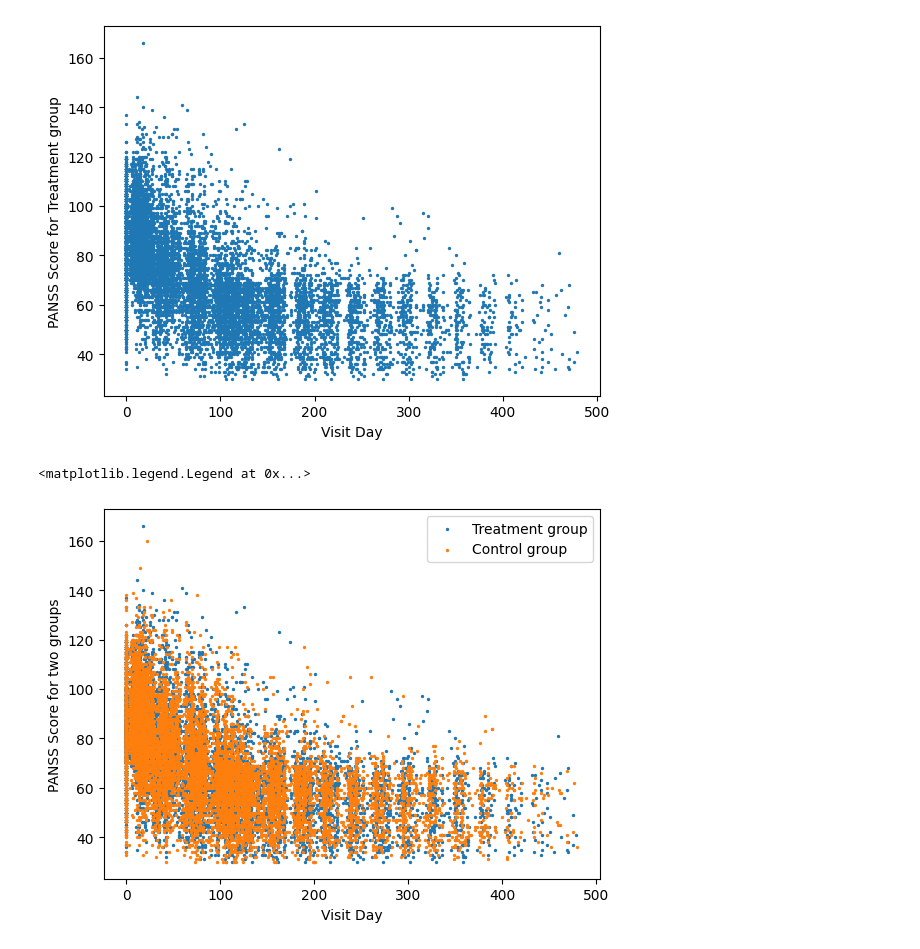
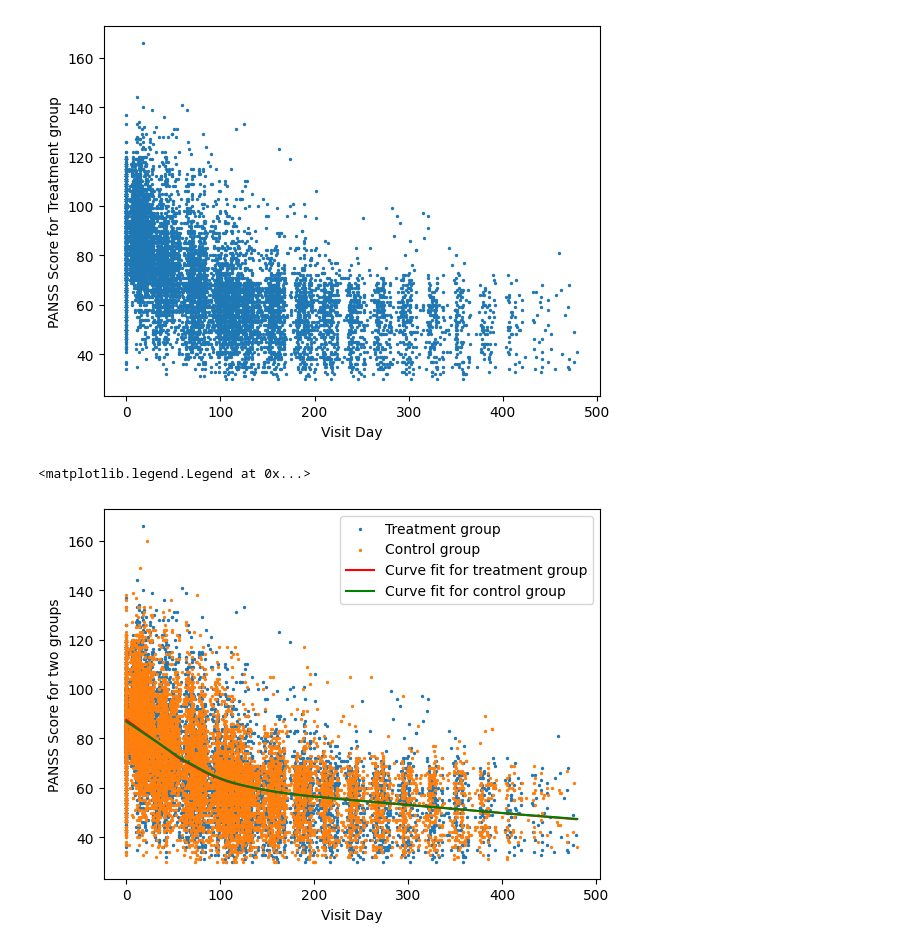
Before and after one commit to devulapallisai/dsa-project, a Jupyter notebook: Scripts/Treatment_effect_evaluation.ipynb, the cells around one changed output. Saved outputs shown, nothing was run; the diff lists cells and outputs as text; code cells hidden in the pictures.

```diff
--- a/Scripts/Treatment_effect_evaluation.ipynb
+++ b/Scripts/Treatment_effect_evaluation.ipynb
@@ -45,3 +46,7 @@ all_studies = pd.concat([Study_A,Study_B,Study_C,Study_D,Study_E])
+# %%
+all_studies["P_total"] = np.sum(np.array([all_studies[f"P{i}"] for i in range(1,8)]),axis=0)
+all_studies["N_total"] = np.sum(np.array([all_studies[f"N{i}"] for i in range(1,8)]),axis=0)
+all_studies["G_total"] = np.sum(np.array([all_studies[f"G{i}"] for i in range(1,8)]),axis=0)
 # %%
 all_studies_control = all_studies[all_studies["TxGroup"]=="Control"]
 all_studies_treatment = all_studies[all_studies["TxGroup"]!="Control"]
@@ -59,12 +290,17 @@ plt.ylabel("PANSS Score for Treatment group")
 # %% [output]
 Text(0, 0.5, 'PANSS Score for Treatment group')
 [figure]
+# %%
+z1 = lowess(all_studies_treatment["PANSS_Total"],all_studies_treatment["VisitDay"])# locally weighted linear regression
+z2 = lowess(all_studies_control["PANSS_Total"],all_studies_control["VisitDay"])
 # %%
 plt.scatter(all_studies_treatment["VisitDay"],all_studies_treatment["PANSS_Total"],s=2,label='Treatment group')
 plt.scatter(all_studies_control["VisitDay"],all_studies_control["PANSS_Total"],s=2,label='Control group')
+plt.plot(z1[:,0],z1[:,1],label='Curve fit for treatment group',color='red')
+plt.plot(z2[:,0],z2[:,1],label='Curve fit for control group',color='green')
 plt.xlabel("Visit Day")
 plt.ylabel("PANSS Score for two groups")
 plt.legend()
 # %% [output]
 <matplotlib.legend.Legend at 0x...>
-[figure, old version]
+[figure, new version]
```
Also changed, not shown: parts of 33 cells of this notebook, 1 other file.
